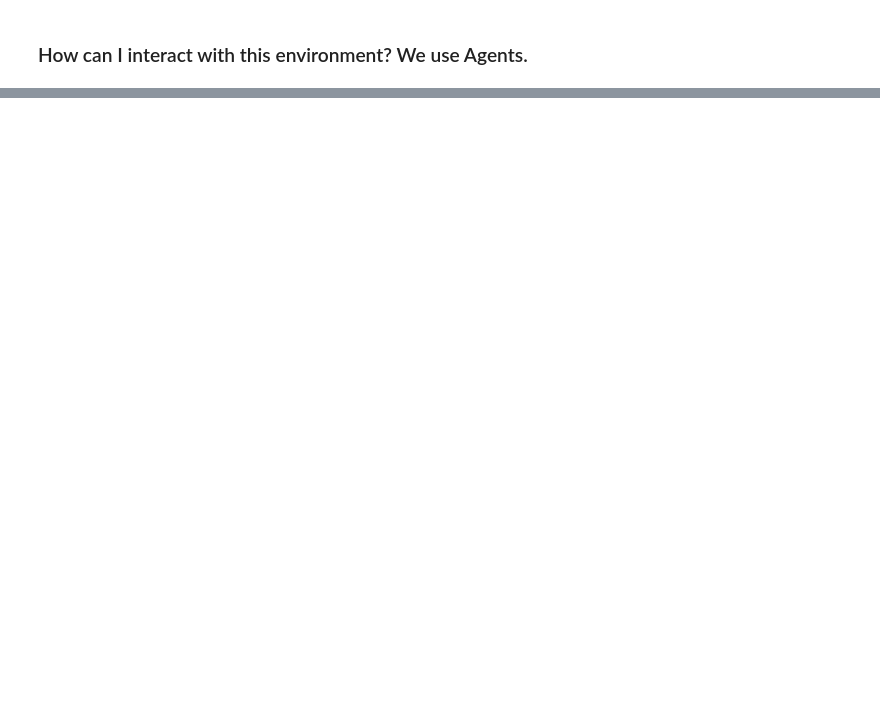
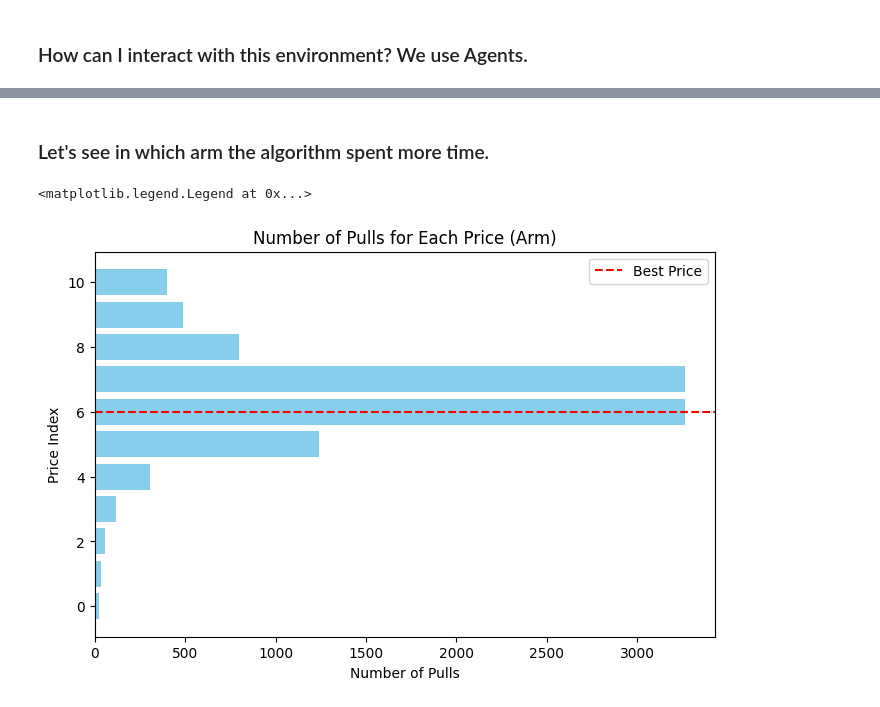
Before and after one commit to peetceenatoo/online-learning, a Jupyter notebook: R1.ipynb, the cells around one changed output, grey strips where cells are left out. Saved outputs shown, nothing was run; the diff lists cells and outputs as text; code cells hidden in the pictures; blank space fills up the shorter version.

```diff
--- a/R1.ipynb
+++ b/R1.ipynb
@@ -102,0 +158,25 @@ class Agent:
+# %%
+# If rewards lie in [0, R], you must scale the confidence term by self.range = R maximum possible reward in a round t.
+
+class UCB1Agent:
+    def __init__(self, K, T, range=1):
+        self.K = K
+        self.T = T
+        self.range = range
+        self.a_t = None
+        self.average_rewards = np.zeros(K)
+        self.N_pulls = np.zeros(K)
+        self.t = 0
+
+    def pull_arm(self):
+        if self.t < self.K: # In the first K rounds, we sample each arm once
+            self.a_t = self.t
+        else:
+            ucbs = self.average_rewards + self.range * np.sqrt( 2 * np.log(self.T) / self.N_pulls )
+            self.a_t = np.argmax(ucbs)
+        return self.a_t
+
+    def update(self, r_t):
+        self.N_pulls[self.a_t] += 1
+        self.average_rewards[self.a_t] += ( r_t - self.average_rewards[self.a_t] ) / self.N_pulls[self.a_t]
+        self.t += 1
@@ -102,0 +259,13 @@ class Agent:
+# %% [markdown]
+### Let's see in which arm the algorithm spent more time.
+# %%
+plt.figure(figsize=(8, 5))
+plt.barh(np.arange(K), ucb_agent.N_pulls, color='skyblue')
+plt.axhline(best_index, color='red', linestyle='--', label='Best Price')
+plt.xlabel('Number of Pulls')
+plt.ylabel('Price Index')
+plt.title('Number of Pulls for Each Price (Arm)')
+plt.legend()
+# %% [output]
+<matplotlib.legend.Legend at 0x...>
+[figure, added]
```
Also changed, not shown: parts of 11 cells of this notebook.
